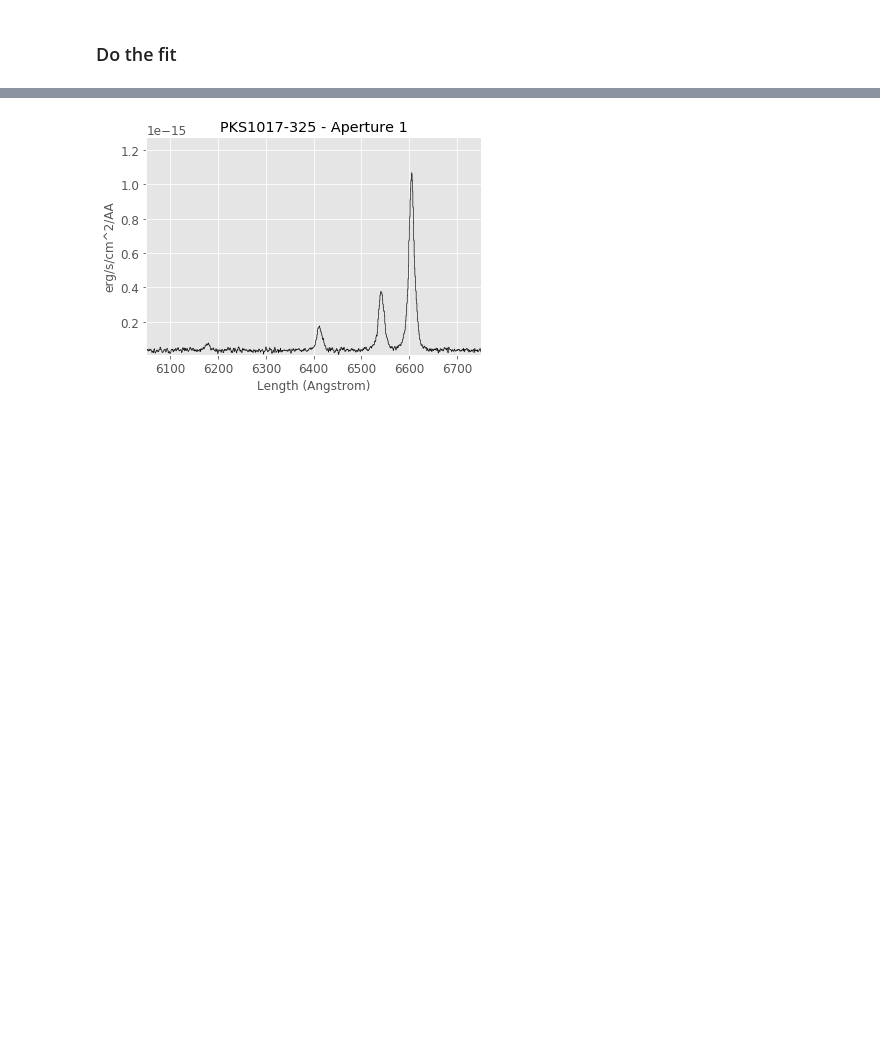
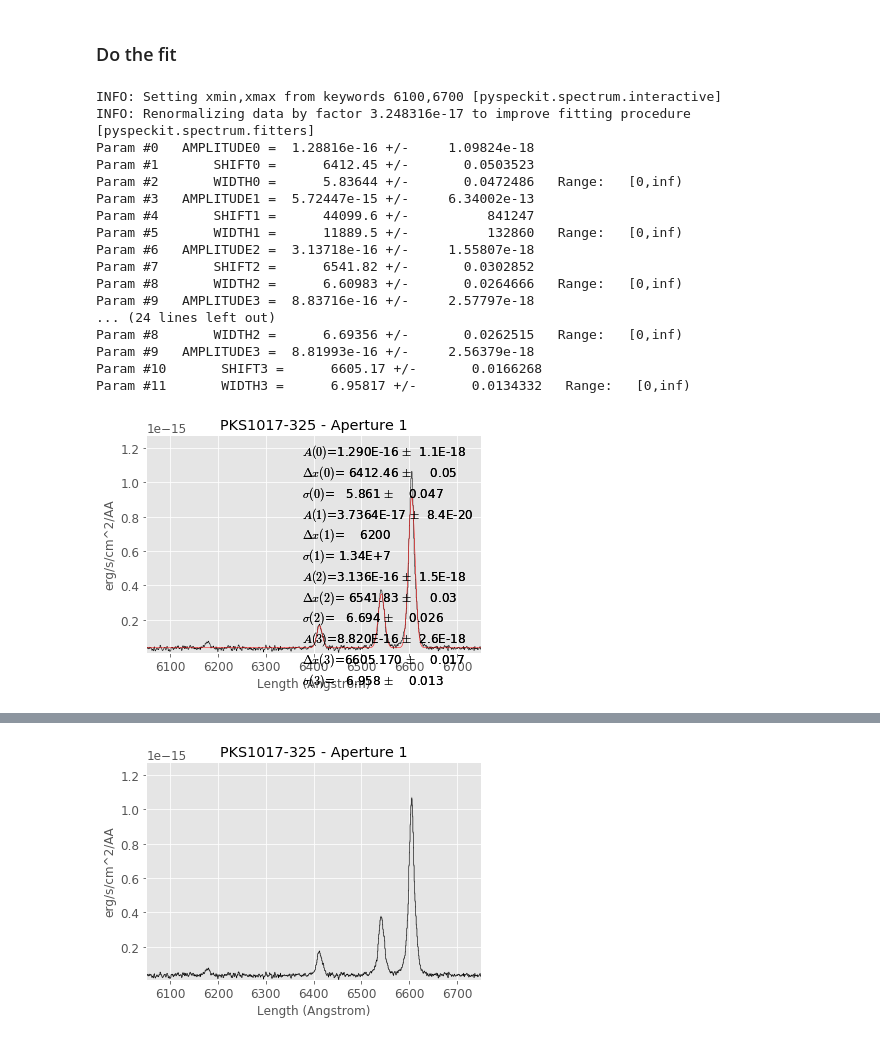
Before and after one commit to granttremblay/question_for_adam, a Jupyter notebook: adam_debugging.ipynb, the cells around one changed output, grey strips where cells are left out. Drawn from its saved outputs; the diff is of its cells as text; code cells hidden in the pictures; blank space fills up the shorter version.

```diff
--- a/adam_debugging.ipynb
+++ b/adam_debugging.ipynb
@@ -322,5 +327,35 @@ sp.baseline(xmin=6050, xmax=6750, exclude=linemask, subtract=False, reset_select
 # %% [markdown]
 ### Do the fit
+# %%
+sp.plotter()
+sp.specfit(guesses=list(guesses), fittype='gaussian', xmin=6100, xmax=6700)
+print(sp.specfit.parinfo)
+sp.specfit.parinfo['SHIFT1'].value = 6178
+sp.specfit.parinfo['SHIFT1'].limited = (True,True)
+sp.specfit.parinfo['SHIFT1'].limits = (6150, 6200)
+sp.specfit.parinfo['WIDTH1'].value = 5
+print(sp.specfit.parinfo)
+sp.specfit(parinfo=sp.specfit.parinfo, fittype='gaussian', xmin=6100, xmax=6700, guesses=None)
+print(sp.specfit.parinfo)
+# %% [output]
+INFO: Setting xmin,xmax from keywords 6100,6700 [pyspeckit.spectrum.interactive]
+INFO: Renormalizing data by factor 3.248316e-17 to improve fitting procedure [pyspeckit.spectrum.fitters]
+Param #0   AMPLITUDE0 =  1.28816e-16 +/-     1.09824e-18
+Param #1       SHIFT0 =      6412.45 +/-       0.0503523
+Param #2       WIDTH0 =      5.83644 +/-       0.0472486   Range:   [0,inf)
+Param #3   AMPLITUDE1 =  5.72447e-15 +/-     6.34002e-13
+Param #4       SHIFT1 =      44099.6 +/-          841247
+Param #5       WIDTH1 =      11889.5 +/-          132860   Range:   [0,inf)
+Param #6   AMPLITUDE2 =  3.13718e-16 +/-     1.55807e-18
+Param #7       SHIFT2 =      6541.82 +/-       0.0302852
+Param #8       WIDTH2 =      6.60983 +/-       0.0264666   Range:   [0,inf)
+Param #9   AMPLITUDE3 =  8.83716e-16 +/-     2.57797e-18
+... (24 lines left out)
+Param #8       WIDTH2 =      6.69356 +/-       0.0262515   Range:   [0,inf)
+Param #9   AMPLITUDE3 =  8.81993e-16 +/-     2.56379e-18
+Param #10       SHIFT3 =      6605.17 +/-       0.0166268
+Param #11       WIDTH3 =      6.95817 +/-       0.0134332   Range:   [0,inf)
+[figure, added]
 # %%
 sp.plotter()
 sp.specfit(guesses=list(guesses), fittype='gaussian')
```
Also changed, not shown: parts of 10 cells of this notebook, 2 other files.
